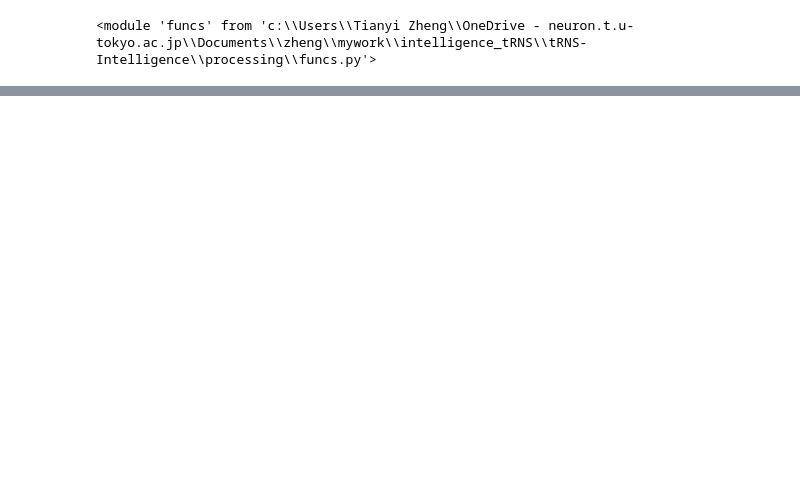
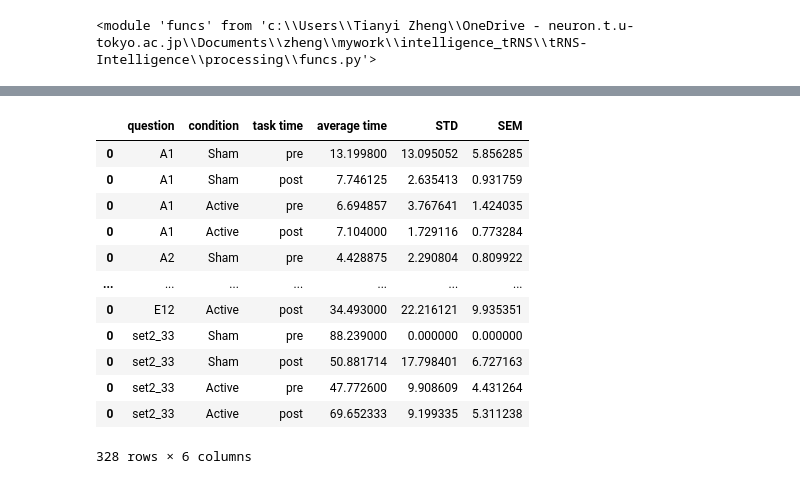
Before and after one commit to Shawnzty/tRNS-Intelligence, a Jupyter notebook: processing/behavior/behavior.ipynb, the cells around one changed output, grey strips where cells are left out. Cells and saved outputs as stored; diff of their text form; code cells hidden in the pictures; blank space fills up the shorter version.

```diff
--- a/processing/behavior/behavior.ipynb
+++ b/processing/behavior/behavior.ipynb
@@ -58,0 +109,27 @@ for row in range(len(subjects_behavior)):
+# %%
+task_times = ['pre', 'post']
+conditions = ['Sham', 'Active']
+df = subjects_behavior[subjects_behavior['reaction time'] != 0]
+
+rt_table = pd.DataFrame(columns=['question', 'condition', 'task time', 'average time', 'STD', 'SEM'])
+# rt_table['question'] = rpm_answers['question'][0:82]
+df = subjects_behavior[(subjects_behavior['reaction time'] != 0)]
+
+for i in range(82):
+    for condition in conditions:
+        for task_time in task_times:
+                df_filtered = df[
+                    (df['question'] == rpm_answers['question'][i]) &
+                    (df['condition'] == condition) &
+                    (df['task time'] == task_time)
+                ]
+                rts = df_filtered['reaction time']
+                one_row = {
+                    'question': rpm_answers['question'][i],
+                    'condition': condition,
+                    'task time': task_time,
+                    'average time': rts.mean(),
+                    'STD': np.nan_to_num(rts.std(), nan=0),
+                    'SEM': np.nan_to_num(rts.sem(), nan=0)
+                }
+                rt_table = pd.concat([rt_table, pd.DataFrame([one_row])])
@@ -58,0 +196,16 @@ for row in range(len(subjects_behavior)):
+# %%
+rt_table
+# %% [output]
+|  | question | condition | task time | average time | STD | SEM |
+| 0 | A1 | Sham | pre | 13.199800 | 13.095052 | 5.856285 |
+| 0 | A1 | Sham | post | 7.746125 | 2.635413 | 0.931759 |
+| 0 | A1 | Active | pre | 6.694857 | 3.767641 | 1.424035 |
+| 0 | A1 | Active | post | 7.104000 | 1.729116 | 0.773284 |
+| 0 | A2 | Sham | pre | 4.428875 | 2.290804 | 0.809922 |
+| ... | ... | ... | ... | ... | ... | ... |
+| 0 | E12 | Active | post | 34.493000 | 22.216121 | 9.935351 |
+| 0 | set2_33 | Sham | pre | 88.239000 | 0.000000 | 0.000000 |
+| 0 | set2_33 | Sham | post | 50.881714 | 17.798401 | 6.727163 |
+| 0 | set2_33 | Active | pre | 47.772600 | 9.908609 | 4.431264 |
+| 0 | set2_33 | Active | post | 69.652333 | 9.199335 | 5.311238 |
+328 rows × 6 columns
```
Also changed, not shown: parts of 8 cells of this notebook, 2 other files.
